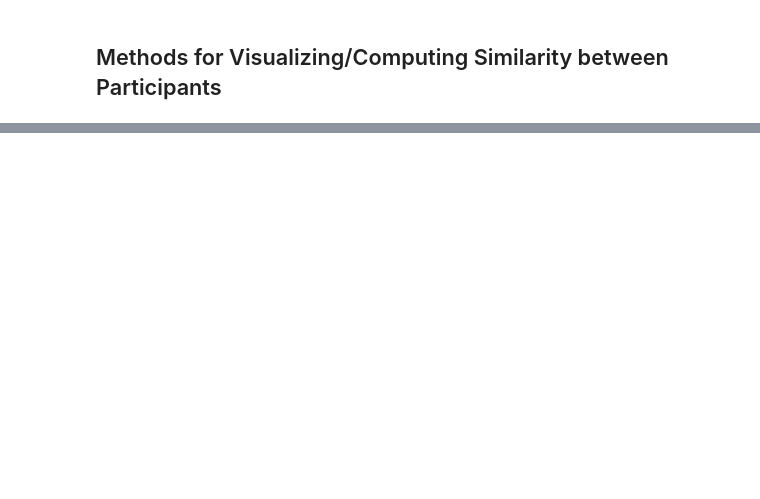
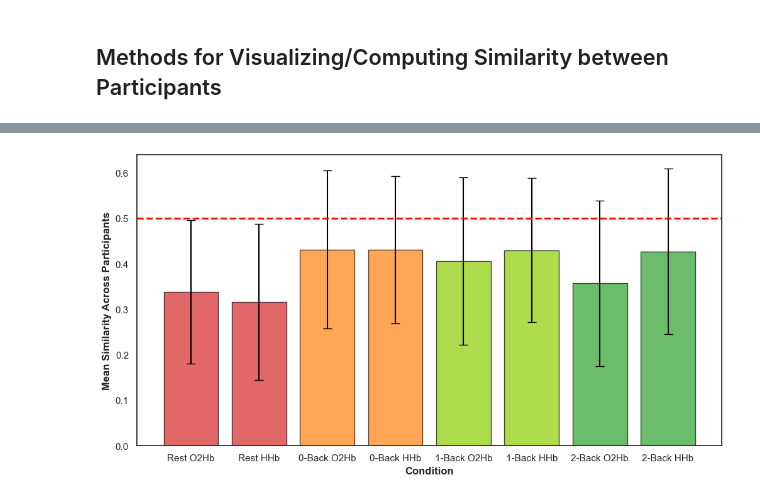
Before and after one commit to asheaffe/cs166-final-project, a Jupyter notebook: fnirs_fingerprint.ipynb, the cells around one changed output, grey strips where cells are left out. Cells and saved outputs as stored; diff of their text form; code cells hidden in the pictures; blank space fills up the shorter version.

```diff
--- a/fnirs_fingerprint.ipynb
+++ b/fnirs_fingerprint.ipynb
@@ -453,0 +340,4 @@ fig = plot_all_similarity_matrices(matrix_dict)
+# %%
+plot_fingerprint_quality_summary(all_matrices)
+# %% [output]
+[figure, added]
```
Also changed, not shown: parts of 32 cells of this notebook, 4 other files.
